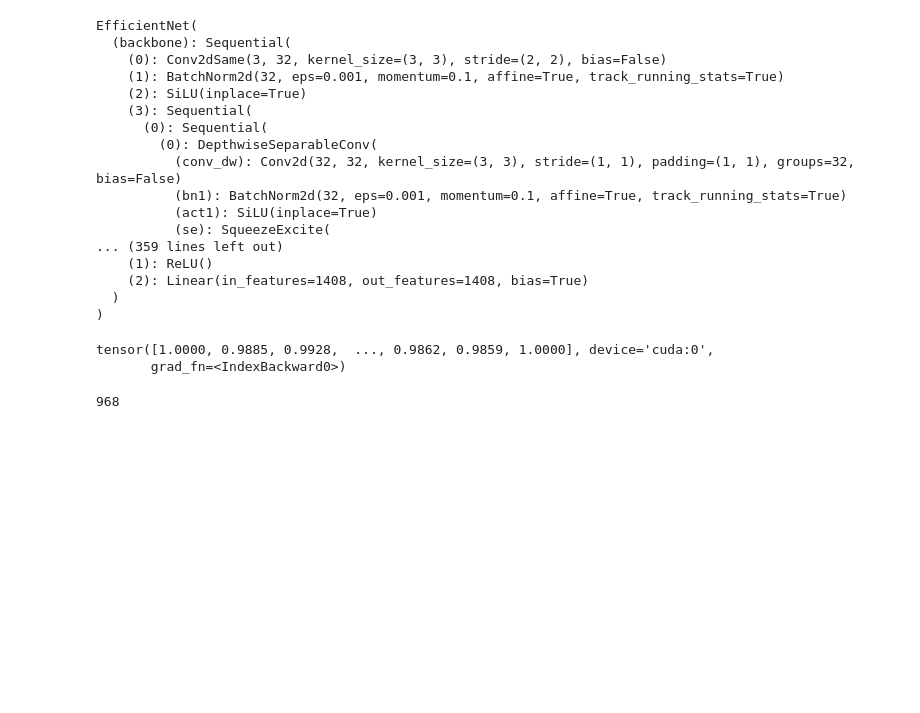
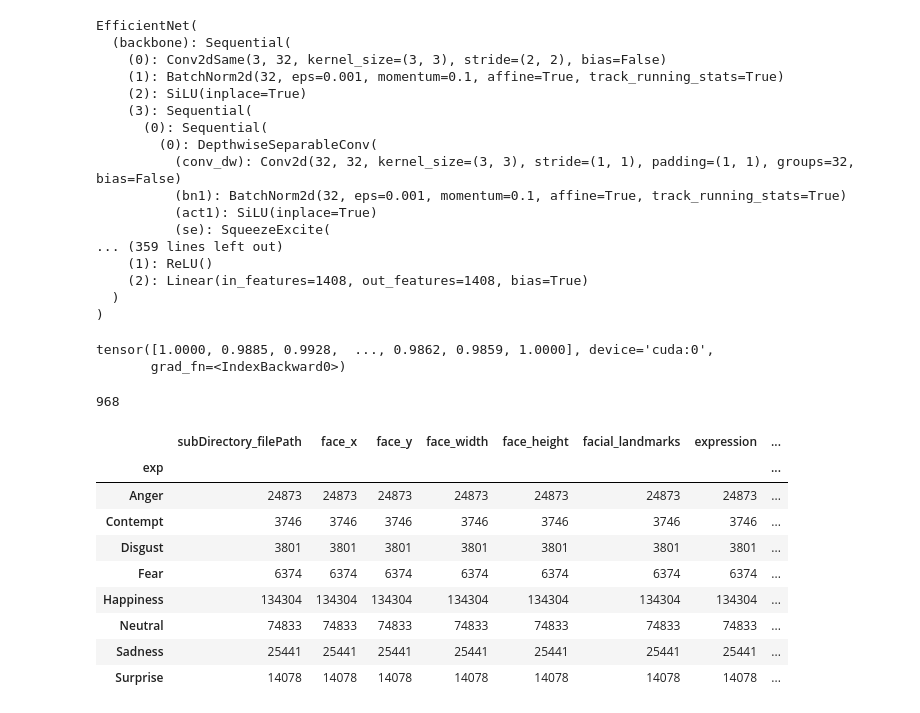
Before and after one commit to yunseongcho/RMFER, a Jupyter notebook: 실험실.ipynb, the cells around one changed output. Drawn from its saved outputs; the diff is of its cells as text; code cells hidden in the pictures; blank space fills up the shorter version.

Commit message:
AffectNet statistic

```diff
--- a/실험실.ipynb
+++ b/실험실.ipynb
@@ -367,0 +370,31 @@ label_mat =torch.matmul(labels, labels.T)
+# %%
+df = pd.read_csv('/root/dataset/AffectNet_aligned/training.csv')
+# %%
+label2exp_dict = {
+    0: "Neutral",
+    1: "Happiness",
+    2: "Sadness",
+    3: "Surprise",
+    4: "Fear",
+    5: "Disgust",
+    6: "Anger",
+    7: "Contempt",
+}
+
+def label2xp(label):
+    return label2exp_dict[label]
+# %%
+df['exp'] = df.expression.apply(label2xp)
+# %%
+df.groupby('exp').count()
+# %% [output]
+|  | subDirectory_filePath | face_x | face_y | face_width | face_height | facial_landmarks | expression | ... |
+| exp |  |  |  |  |  |  |  | ... |
+| Anger | 24873 | 24873 | 24873 | 24873 | 24873 | 24873 | 24873 | ... |
+| Contempt | 3746 | 3746 | 3746 | 3746 | 3746 | 3746 | 3746 | ... |
+| Disgust | 3801 | 3801 | 3801 | 3801 | 3801 | 3801 | 3801 | ... |
+| Fear | 6374 | 6374 | 6374 | 6374 | 6374 | 6374 | 6374 | ... |
+| Happiness | 134304 | 134304 | 134304 | 134304 | 134304 | 134304 | 134304 | ... |
+| Neutral | 74833 | 74833 | 74833 | 74833 | 74833 | 74833 | 74833 | ... |
+| Sadness | 25441 | 25441 | 25441 | 25441 | 25441 | 25441 | 25441 | ... |
+| Surprise | 14078 | 14078 | 14078 | 14078 | 14078 | 14078 | 14078 | ... |
```
Also changed, not shown: parts of 1 cell of this notebook.
